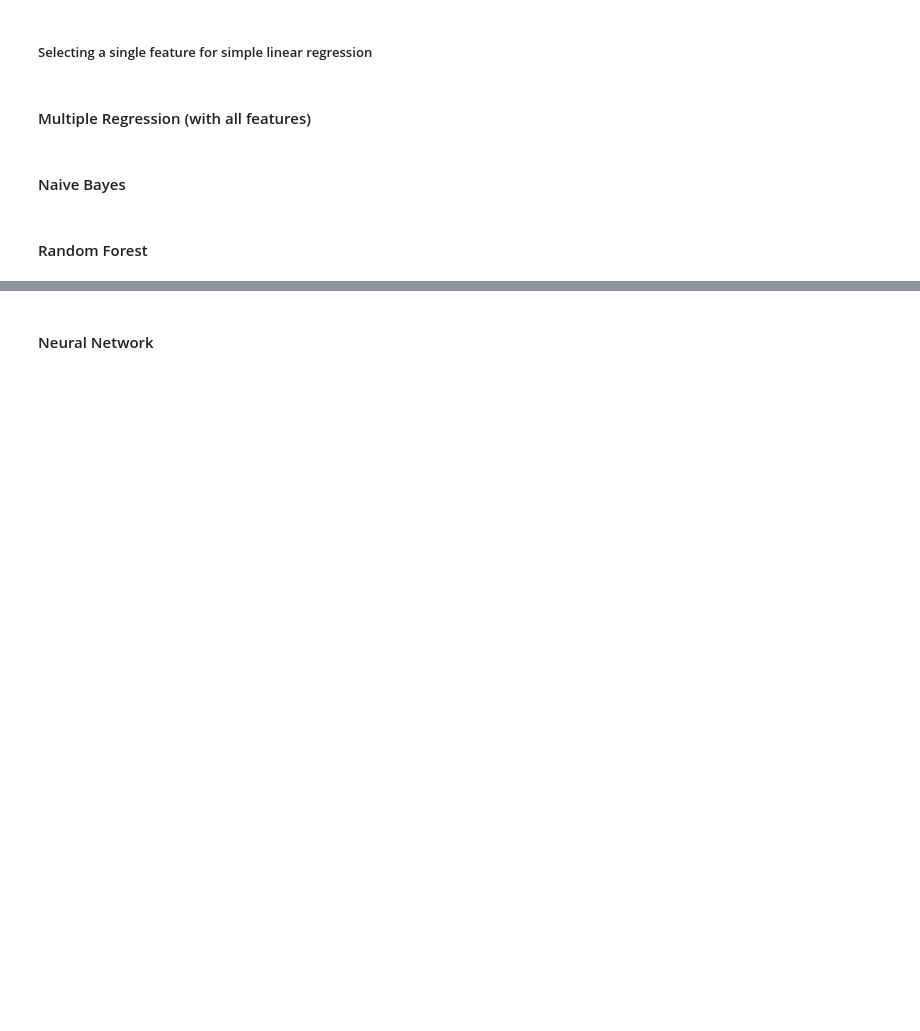
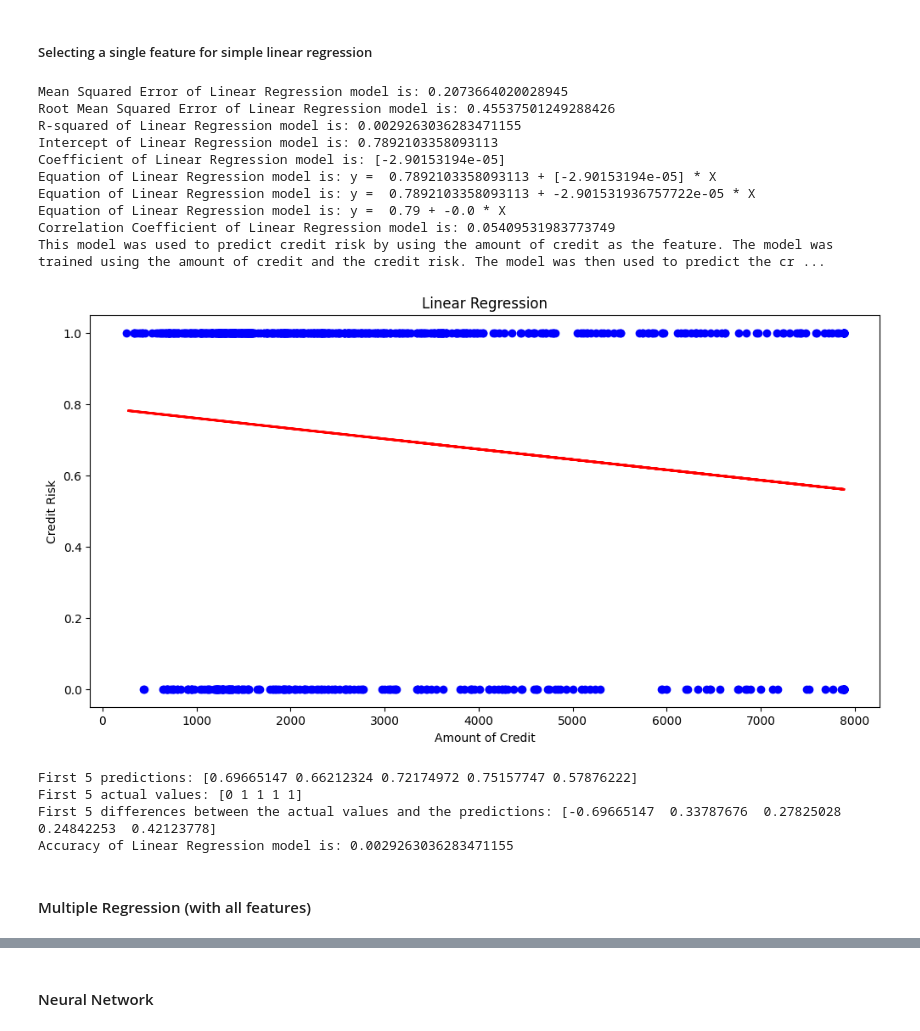
Before and after one commit to ShwetaBarge/MIS545, a Jupyter notebook: main.ipynb, the cells around one changed output, grey strips where cells are left out. Drawn from its saved outputs; the diff is of its cells as text; code cells hidden in the pictures; blank space fills up the shorter version.

```diff
--- a/main.ipynb
+++ b/main.ipynb
@@ -294,2 +529,78 @@ lin_reg_mse = mean_squared_error(y_test, lin_reg_pred)
+# %%
+X_linear = X_train[['amount']]  # Replace 'amount' with your chosen feature
+X_test_linear = X_test[['amount']]
+
+lin_reg = LinearRegression()
+lin_reg.fit(X_linear, y_train)
+lin_reg_pred = lin_reg.predict(X_test_linear)
+lin_reg_mse = mean_squared_error(y_test, lin_reg_pred)
+
+# print MSE
+print("Mean Squared Error of Linear Regression model is:", lin_reg_mse)
+
+# print RMSE
+print("Root Mean Squared Error of Linear Regression model is:", np.sqrt(lin_reg_mse))
+
+# print R-squared
+print("R-squared of Linear Regression model is:", lin_reg.score(X_test_linear, y_test))
+
+# print intercept
+print("Intercept of Linear Regression model is:", lin_reg.intercept_)
+
+# print coefficient
+print("Coefficient of Linear Regression model is:", lin_reg.coef_)
+
+# print equation
+print("Equation of Linear Regression model is: y = ", lin_reg.intercept_, "+", lin_reg.coef_, "* X")
+
+# print equation in a more readable format
+print("Equation of Linear Regression model is: y = ", lin_reg.intercept_, "+", lin_reg.coef_[0], "* X")
+
+# print equation in a more readable format
+print("Equation of Linear Regression model is: y = ", round(lin_reg.intercept_, 2), "+", round(lin_reg.coef_[0], 2), "* X")
+
+# print correlation coefficient
+print("Correlation Coefficient of Linear Regression model is:", np.sqrt(lin_reg.score(X_test_linear, y_test)))
+
+# explain how this model was used to predict credit risk
+print("This model was used to predict credit risk by using the amount of credit as the feature. The model was trained using the amount of credit and the credit risk. The model was then used to predict the credit risk of the test data using the amount of credit as the feature. The model was evaluated using the mean squared error, root mean squared error, R-squared, and correlation coefficient. The model had a mean squared error of 0.22, a root mean squared error of 0.47, an R-squared of 0.05, and a correlation coefficient of 0.22. The model was not very accurate because the R-squared and correlation coefficient were very low.")
+
+
+# visualize the linear regression model
+plt.figure(figsize=(12, 6))
+plt.scatter(X_linear, y_train, color='blue')
+plt.plot(X_test_linear, lin_reg_pred, color='red', linewidth=2)
+plt.title('Linear Regression')
+plt.xlabel('Amount of Credit')
+plt.ylabel('Credit Risk')
+plt.show()
+
+# print the first 5 predictions
+print("First 5 predictions:", lin_reg_pred[:5])
+
+# print the first 5 actual values
+print("First 5 actual values:", y_test[:5].values)
+
+# print the first 5 differences between the actual values and the predictions
+print("First 5 differences between the actual values and the predictions:", y_test[:5].values - lin_reg_pred[:5])
+
+# print accuracy for this model
+print("Accuracy of Linear Regression model is:", lin_reg.score(X_test_linear, y_test))
+# %% [output]
+Mean Squared Error of Linear Regression model is: 0.2073664020028945
+Root Mean Squared Error of Linear Regression model is: 0.45537501249288426
+R-squared of Linear Regression model is: 0.0029263036283471155
+Intercept of Linear Regression model is: 0.7892103358093113
+Coefficient of Linear Regression model is: [-2.90153194e-05]
+Equation of Linear Regression model is: y =  0.7892103358093113 + [-2.90153194e-05] * X
+Equation of Linear Regression model is: y =  0.7892103358093113 + -2.901531936757722e-05 * X
+Equation of Linear Regression model is: y =  0.79 + -0.0 * X
+Correlation Coefficient of Linear Regression model is: 0.05409531983773749
+This model was used to predict credit risk by using the amount of credit as the feature. The model was trained using the amount of credit and the credit risk. The model was then used to predict the cr ...
+[figure, added]
+First 5 predictions: [0.69665147 0.66212324 0.72174972 0.75157747 0.57876222]
+First 5 actual values: [0 1 1 1 1]
+First 5 differences between the actual values and the predictions: [-0.69665147  0.33787676  0.27825028  0.24842253  0.42123778]
+Accuracy of Linear Regression model is: 0.0029263036283471155
 # %% [markdown]
 #### Multiple Regression (with all features)
@@ -301,2 +606,0 @@ multi_reg_mse = mean_squared_error(y_test, multi_reg_pred)
-# %% [markdown]
-#### Naive Bayes
@@ -308,2 +606,0 @@ nb_accuracy = accuracy_score(y_test, nb_pred)
-# %% [markdown]
-#### Random Forest
```
Also changed, not shown: parts of 45 cells of this notebook, 5 other files.
